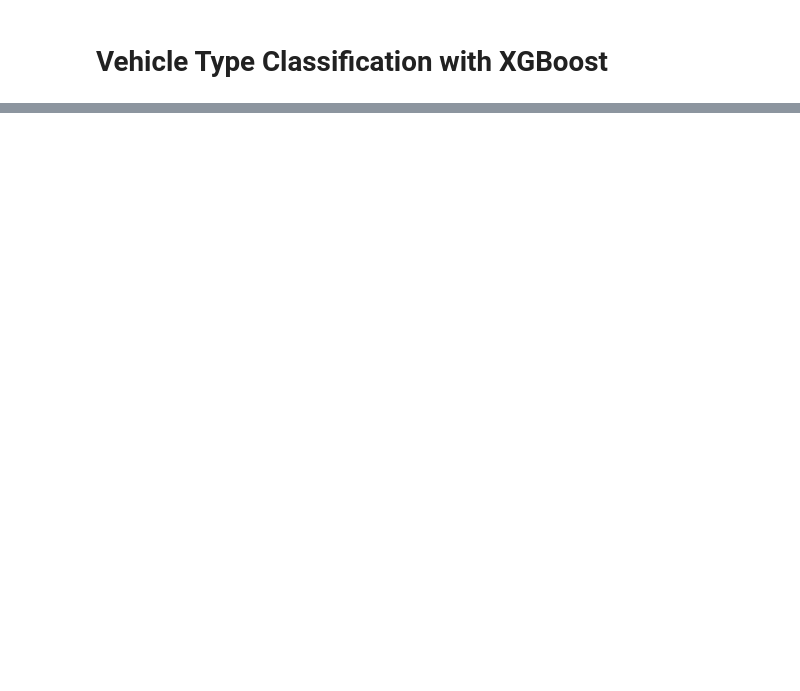
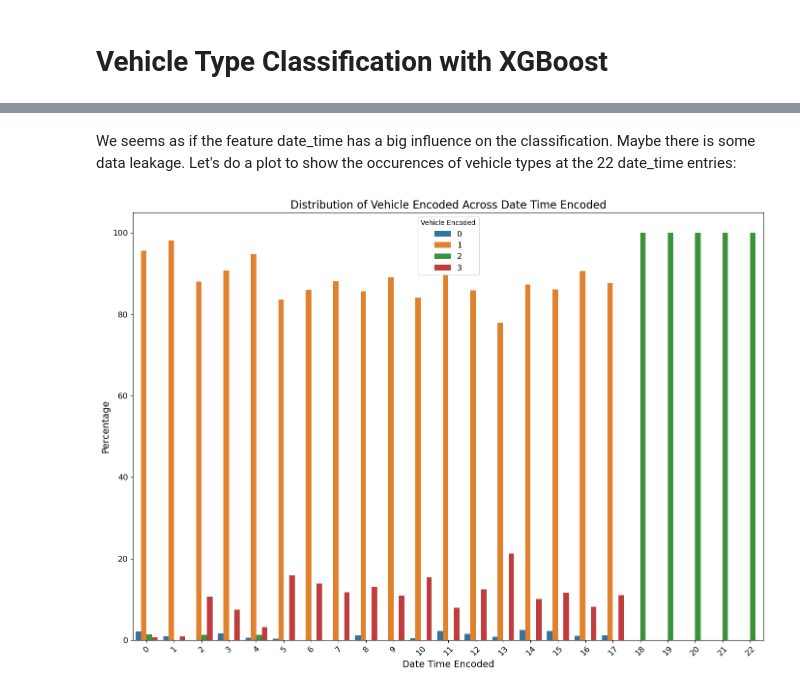
Before and after one commit to janikWa/RoadTrafficNoise, a Jupyter notebook: RTN-jakob/vehicle-classification/XGBoost.ipynb, the cells around one changed output, grey strips where cells are left out. Saved outputs shown, nothing was run; the diff lists cells and outputs as text; code cells hidden in the pictures; blank space fills up the shorter version.

```diff
--- a/RTN-jakob/vehicle-classification/XGBoost.ipynb
+++ b/RTN-jakob/vehicle-classification/XGBoost.ipynb
@@ -10,0 +94,27 @@ df_vehicle_classification = pd.read_csv(file_path)
+# %% [markdown]
+We seems as if the feature date_time has a big influence on the classification. Maybe there is some data leakage. Let's do a plot to show the occurences of vehicle types at the 22 date_time entries:
+# %%
+import seaborn as sns
+import matplotlib.pyplot as plt
+
+# Group by `date_time_encoded` and `vehicle_encoded` to count occurrences
+grouped_data = df_vehicle_classification.groupby(['date_time_encoded', 'vehicle_encoded']).size().reset_index(name='count')
+
+# Normalize the counts within each `date_time_encoded` to calculate percentages
+grouped_data['percentage'] = grouped_data.groupby('date_time_encoded')['count'].transform(lambda x: x / x.sum() * 100)
+
+# Plot the data
+plt.figure(figsize=(14, 10))
+sns.barplot(data=grouped_data, x='date_time_encoded', y='percentage', hue='vehicle_encoded', palette='tab10')
+
+# Customize the plot
+plt.title('Distribution of Vehicle Encoded Across Date Time Encoded', fontsize=16)
+plt.xlabel('Date Time Encoded', fontsize=14)
+plt.ylabel('Percentage', fontsize=14)
+plt.legend(title='Vehicle Encoded', fontsize=12)
+plt.xticks(fontsize=12, rotation=45)  # Rotate for readability
+plt.yticks(fontsize=12)
+plt.tight_layout()
+plt.show()
+# %% [output]
+[figure, added]
```
Also changed, not shown: parts of 25 cells of this notebook, 1 other file.
